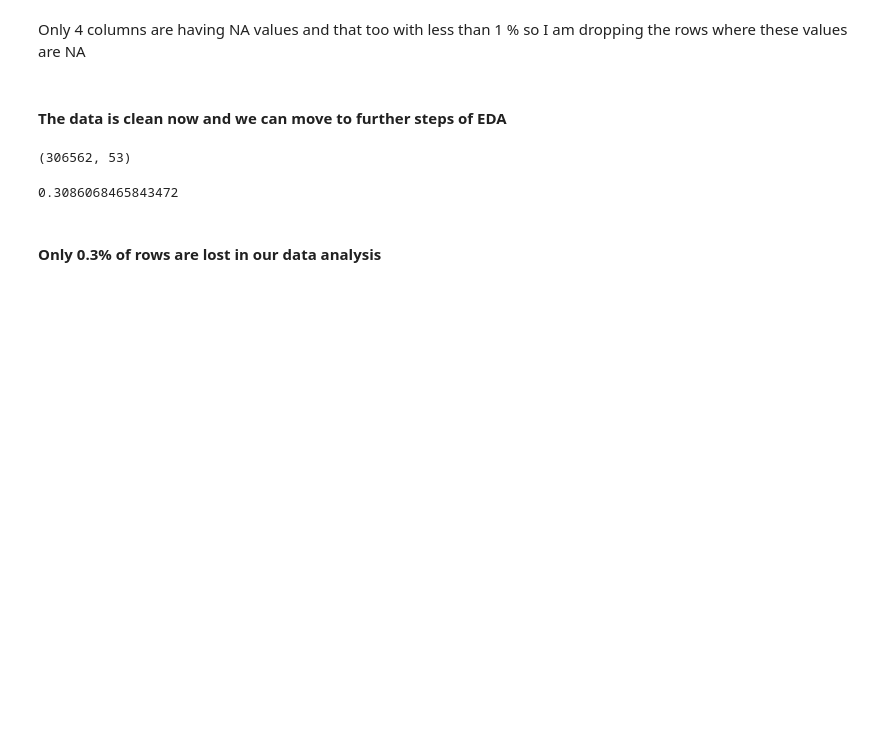
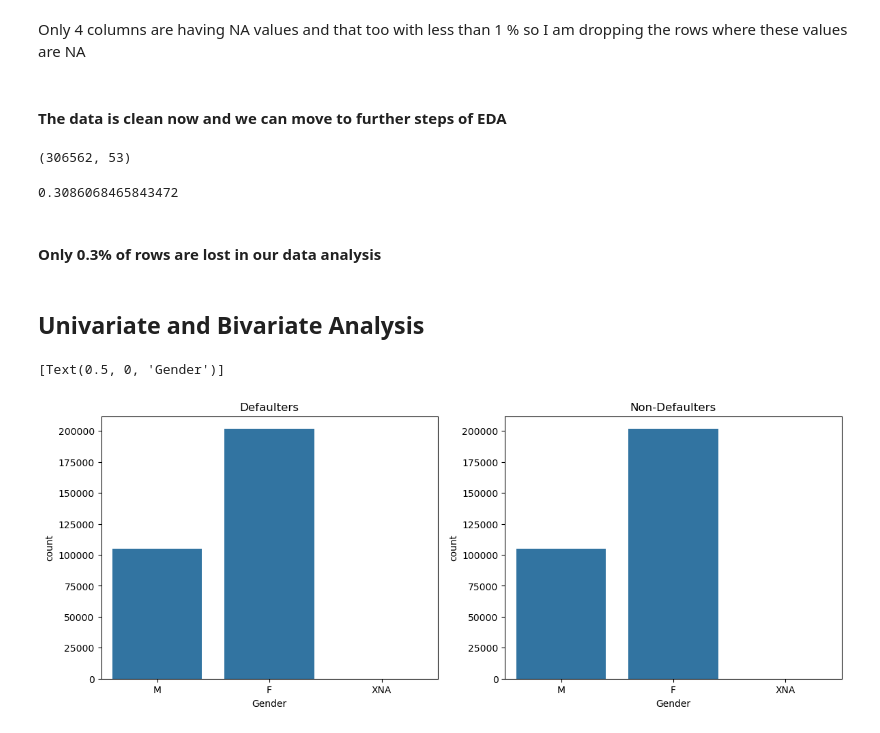
Before and after one commit to PrakNew/UpGrad, a Jupyter notebook: Credit EDA Case Study/credit-eda-case-study.ipynb, the cells around one changed output. Drawn from its saved outputs; the diff is of its cells as text; code cells hidden in the pictures; blank space fills up the shorter version.

Commit message:
adding some of the analysis of credit EDA

```diff
--- a/Credit EDA Case Study/credit-eda-case-study.ipynb
+++ b/Credit EDA Case Study/credit-eda-case-study.ipynb
@@ -420,3 +420,22 @@ df_application_current.shape
 0.3086068465843472
 # %% [markdown]
 #### Only 0.3% of rows are lost in our data analysis
+# %% [markdown]
+## Univariate and Bivariate Analysis
+# %%
+# Plotting the distribution of the target variable
+# Gender wise defaulters
+
+
+plt.subplot(1,2,1)
+ax = sns.countplot(x = 'CODE_GENDER',data=df_application_current)
+plt.title('Defaulters')
+ax.set(xlabel='Gender')
+
+plt.subplot(1,2,2)
+ax = sns.countplot(x = 'CODE_GENDER',data=df_application_current)
+plt.title('Non-Defaulters')
+ax.set(xlabel='Gender')
+# %% [output]
+[Text(0.5, 0, 'Gender')]
+[figure, added]
```
Also changed, not shown: parts of 7 cells of this notebook, 1 other file.
